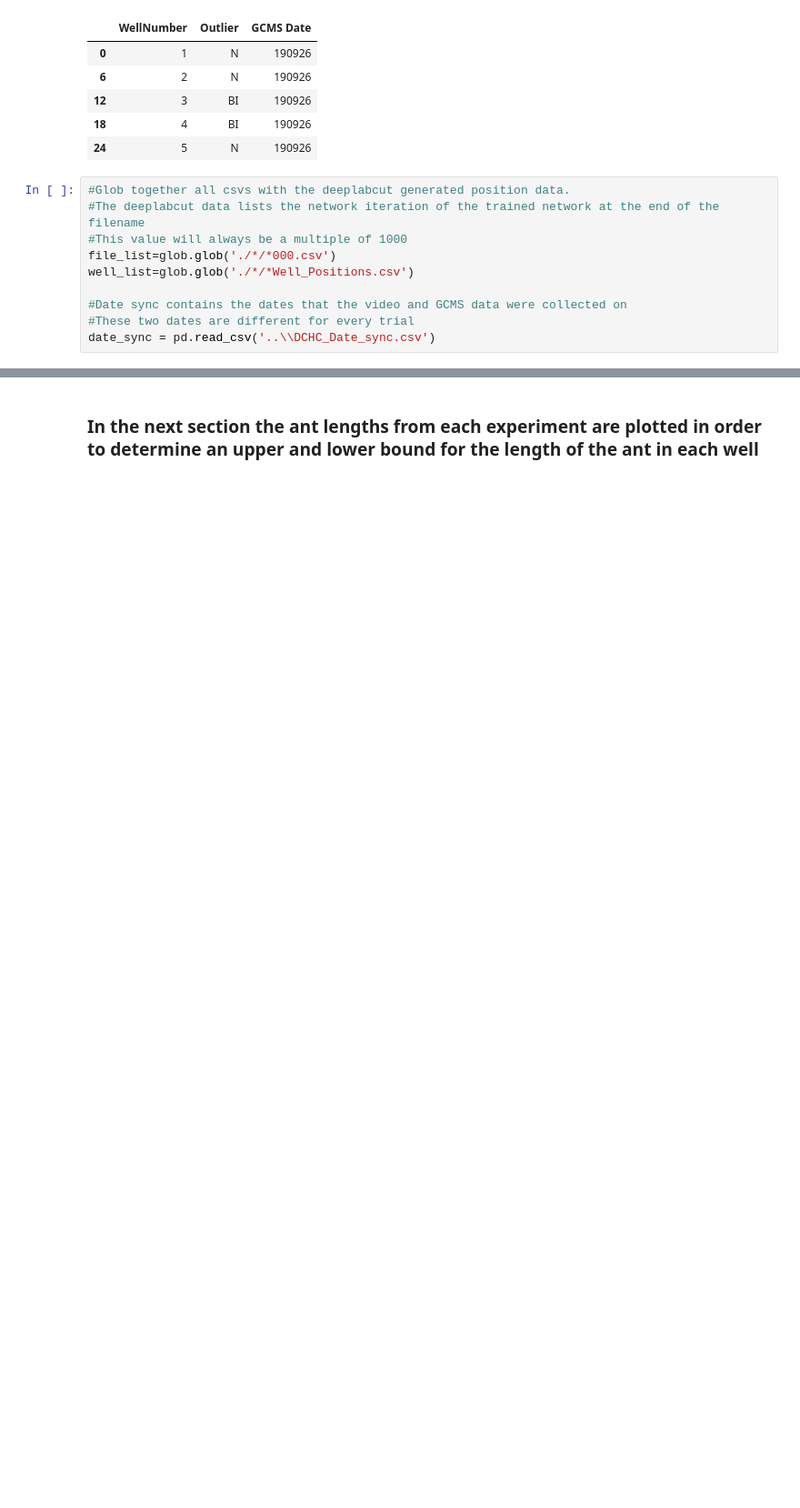
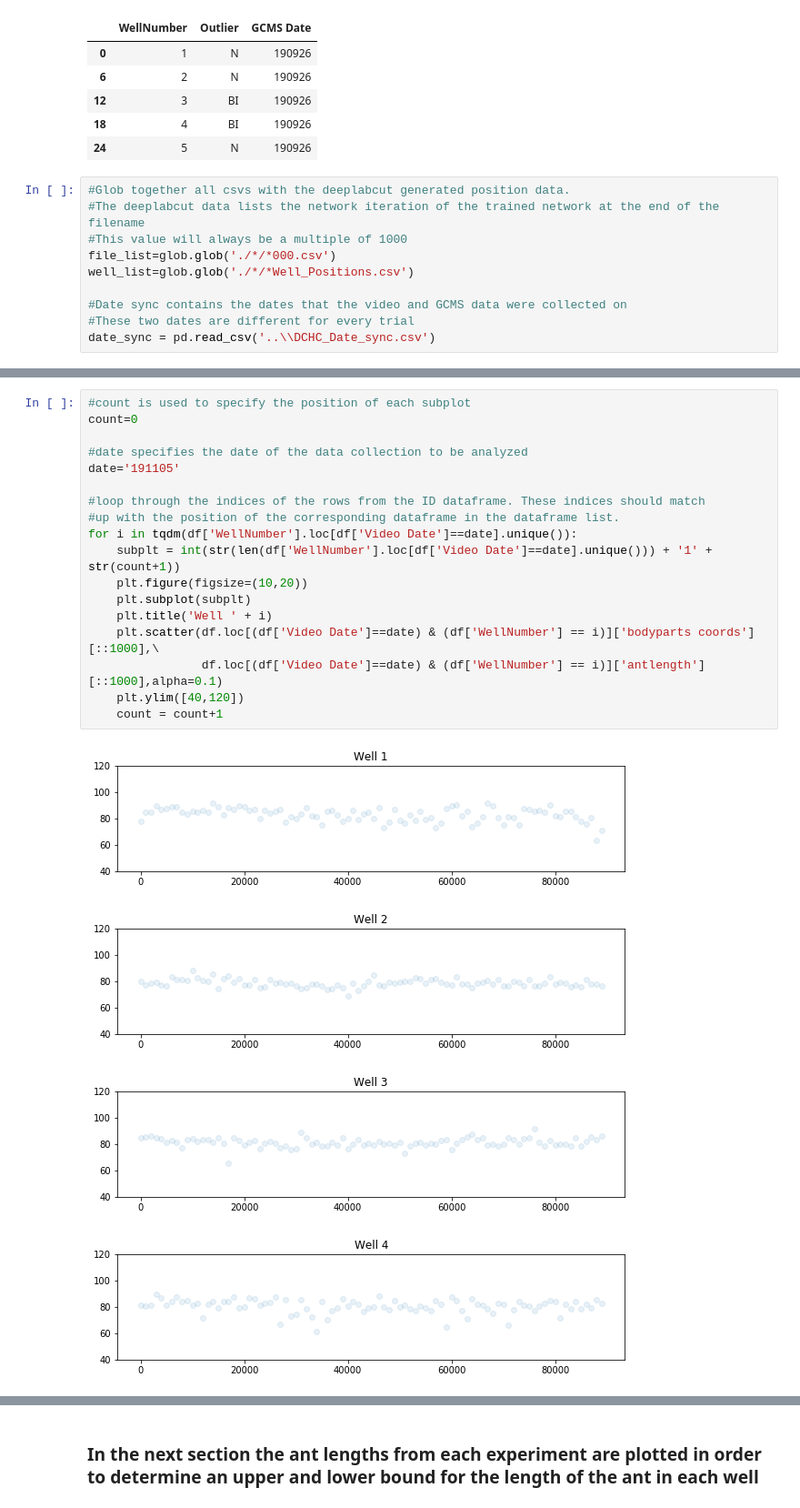
Before and after one commit to Tomnaragon/DCHC_transfer_Experiment, a Jupyter notebook: Deeplabcut_data/Movement_processing.ipynb, the cells around one changed output, grey strips where cells are left out. Shown at 91% size. Saved outputs shown, nothing was run; the diff lists cells and outputs as text; blank space fills up the shorter version.

```diff
--- a/Deeplabcut_data/Movement_processing.ipynb
+++ b/Deeplabcut_data/Movement_processing.ipynb
@@ -125,0 +208,23 @@ well_df
+# %%
+#count is used to specify the position of each subplot
+count=0
+
+#date specifies the date of the data collection to be analyzed
+date='191105'
+
+#loop through the indices of the rows from the ID dataframe. These indices should match
+#up with the position of the corresponding dataframe in the dataframe list.
+for i in tqdm(df['WellNumber'].loc[df['Video Date']==date].unique()):
+    subplt = int(str(len(df['WellNumber'].loc[df['Video Date']==date].unique())) + '1' + str(count+1))
+    plt.figure(figsize=(10,20))
+    plt.subplot(subplt)
+    plt.title('Well ' + i)
+    plt.scatter(df.loc[(df['Video Date']==date) & (df['WellNumber'] == i)]['bodyparts coords'][::1000],\
+                df.loc[(df['Video Date']==date) & (df['WellNumber'] == i)]['antlength'][::1000],alpha=0.1)
+    plt.ylim([40,120])
+    count = count+1
+# %% [output]
+[figure, added]
+[figure, added]
+[figure, added]
+[figure, added]
```
Also changed, not shown: parts of 55 cells of this notebook, 3 other files.
